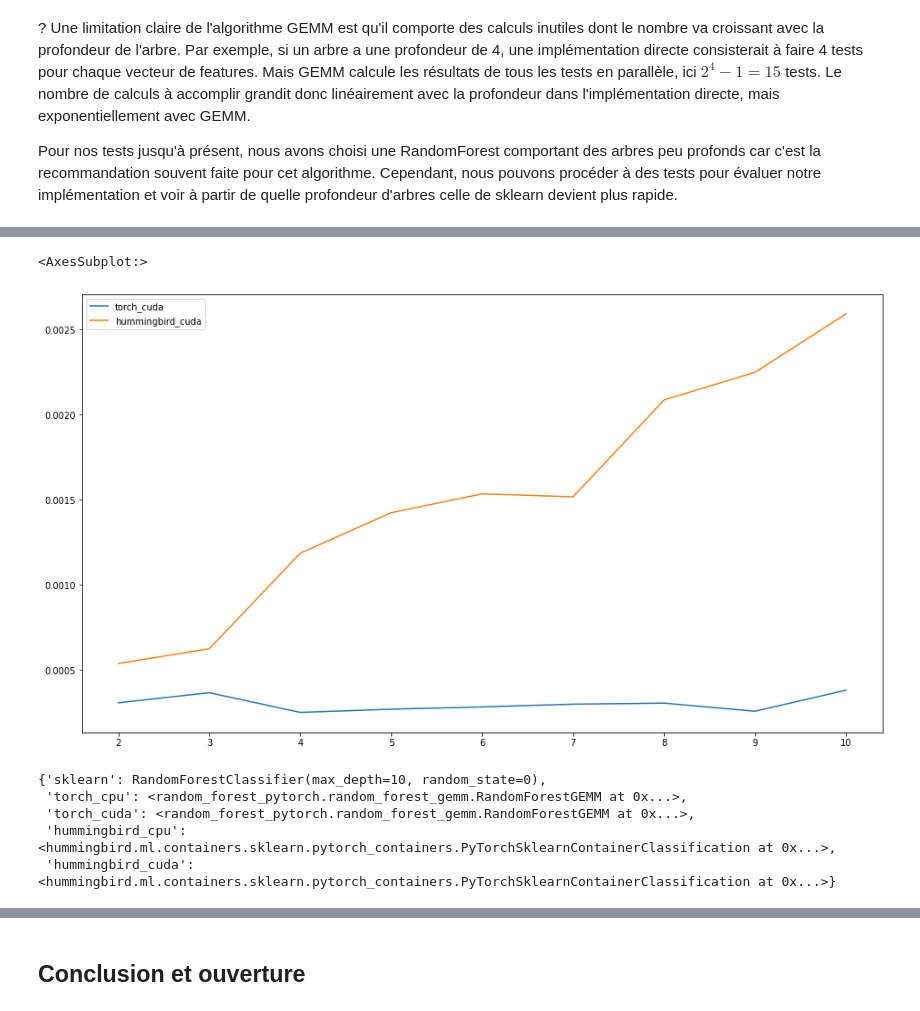
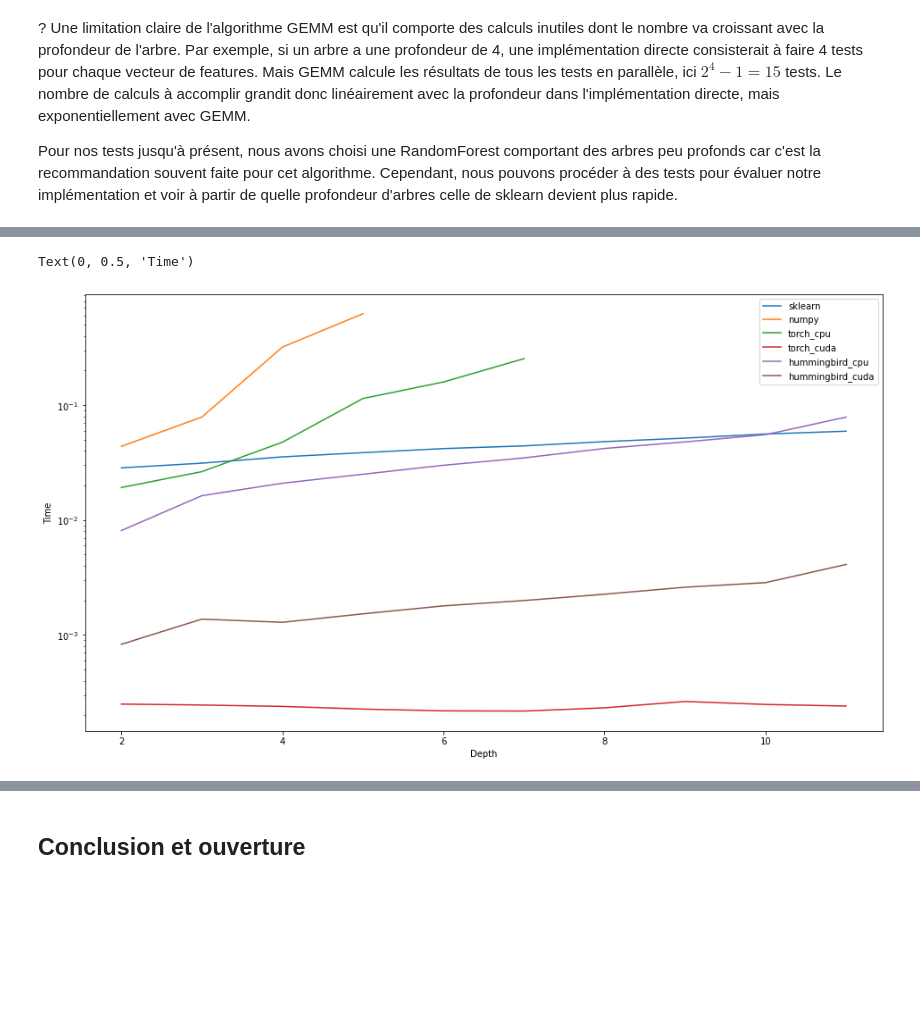
Before and after one commit to Nathra21/eltdm_project, a Jupyter notebook: Report.ipynb, the cells around one changed output, grey strips where cells are left out. Cells and saved outputs as stored; diff of their text form; code cells hidden in the pictures; blank space fills up the shorter version.

Commit message:
Add depth benchmark

```diff
--- a/Report.ipynb
+++ b/Report.ipynb
@@ -233,4 +232,8 @@ plt.show()
 # %%
+# On génère un dataset complexe pour que l'algorithme ait besoin d'arbres très profonds
+X = np.random.uniform(0, 1, size=(5000, 2))
+y = 1*(np.random.rand(5000) > 0.5)
+
 # On vérifie que tous les arbres ont la profondeur maximale, c'est important pour que nos tests de performance soient valides
 clf = RandomForestClassifier(n_estimators=100, max_depth=10, random_state=0).fit(X, y)
 depths = [tree.get_depth() for tree in clf.estimators_]
@@ -238,13 +241,13 @@ assert all(d == 10 for d in depths)
 
 # On peut s'amuser à visualiser les prédictions de ce modèle complexe
 plt.subplots(figsize=(8, 6))
-plt.scatter(X[:, 0], X[:, 1], c=y)
+plt.scatter(X[:, 0], X[:, 1], c=y, cmap="RdYlGn")
 
 grid_1d = np.linspace(-1.1, 1.1, 100)
 xx, yy = np.meshgrid(np.linspace(X[:, 0].min(), X[:, 0].max(), 100), np.linspace(X[:, 1].min(), X[:, 1].max(), 100))
 Z = clf.predict(np.c_[xx.ravel(), yy.ravel()])
 Z = Z.reshape(xx.shape)
-plt.contourf(xx, yy, Z, alpha=0.4)
+plt.contourf(xx, yy, Z, alpha=0.4, cmap="RdYlGn")
 
 plt.title("Prédictions du modèle RandomForest complexe")
 # %% [output]
@@ -253,25 +256,27 @@ Text(0.5, 1.0, 'Prédictions du modèle RandomForest complexe')
 # %%
 times = {}
-for max_depth in tqdm(range(2, 11)):
+for max_depth in tqdm(range(2, 12)):
     clf = RandomForestClassifier(n_estimators=100, max_depth=max_depth, random_state=0).fit(X, y)
+
+    # On vérifie que tous les arbres ont la profondeur maximale,
+    # c'est important pour que nos tests de performance soient valides.
     depths = [tree.get_depth() for tree in clf.estimators_]
     assert all(d == max_depth for d in depths)
 
     models = get_all_backends(RandomForestGEMM, clf, include_sklearn=True, include_hummingbird=True)
-    models.pop("numpy")
-    times[max_depth] = time_all_backends(models, X, number=100, repeat=1, return_std=False)
+
+    # Pour éviter que les tests prennent trop longtemps, on retire les modèles les plus lents au bout d'un moment
+    if max_depth >= 6:
+        models.pop("numpy")
+    if max_depth >= 8:
+        models.pop("torch_cpu")
+
+    times[max_depth] = time_all_backends(models, X, number=10, repeat=1, return_std=False)
 # %%
 df = pd.DataFrame(times).T
-#df.plot(figsize=(16, 9))
-df.filter(like="cuda").plot(figsize=(16, 9))
+df.plot(figsize=(16, 9), logy=True)
+plt.xlabel("Depth")
+plt.ylabel("Time")
 # %% [output]
-<AxesSubplot:>
+Text(0, 0.5, 'Time')
-[figure, old version]
+[figure, new version]
-# %%
-models
-# %% [output]
-{'sklearn': RandomForestClassifier(max_depth=10, random_state=0),
- 'torch_cpu': <random_forest_pytorch.random_forest_gemm.RandomForestGEMM at 0x...>,
- 'torch_cuda': <random_forest_pytorch.random_forest_gemm.RandomForestGEMM at 0x...>,
- 'hummingbird_cpu': <hummingbird.ml.containers.sklearn.pytorch_containers.PyTorchSklearnContainerClassification at 0x...>,
- 'hummingbird_cuda': <hummingbird.ml.containers.sklearn.pytorch_containers.PyTorchSklearnContainerClassification at 0x...>}
```
Also changed, not shown: parts of 8 cells of this notebook.
